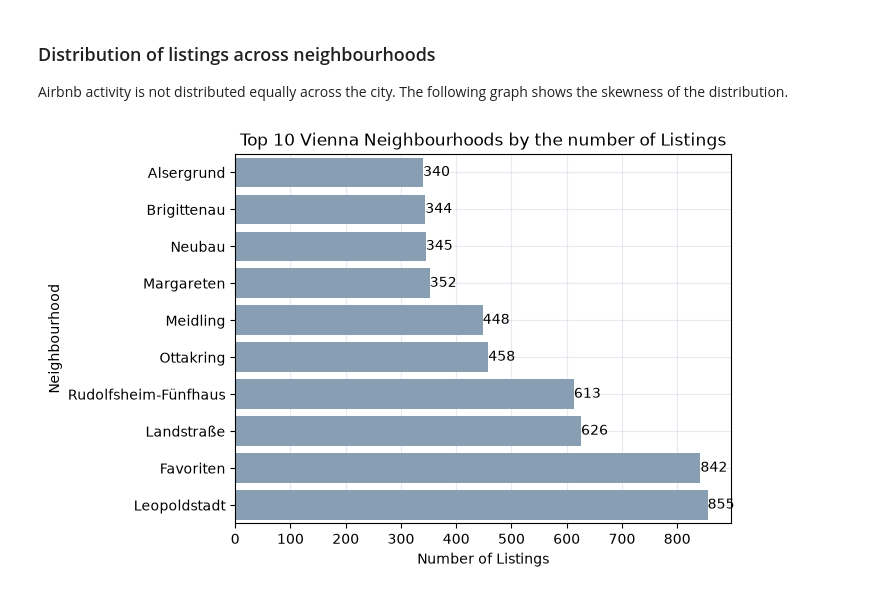
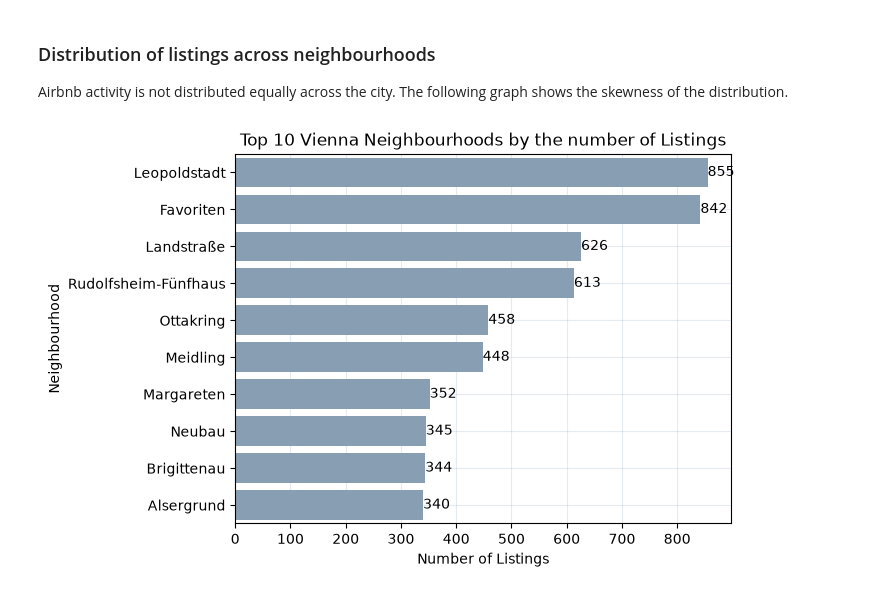
Before and after one commit to CccRosela/Vienna-Airbnb-Data-Analysis, a Jupyter notebook: Airbnb_Project/notebook/Airbnb_Analysis.ipynb, the cells around one changed output. Cells and saved outputs as stored; diff of their text form; code cells hidden in the pictures.

Commit message:
Exploratory Data Analysis Step (~Complete)

```diff
--- a/Airbnb Project/notebook/Airbnb_Analysis.ipynb
+++ b/Airbnb_Project/notebook/Airbnb_Analysis.ipynb
@@ -70,7 +71,7 @@ import matplotlib.pyplot as plt
 from sklearn.linear_model import Lasso
 from sklearn.ensemble import RandomForestRegressor
 # %%
-df = pd.read_csv('../data/listings.csv')
+df = pd.read_csv('Airbnb_Project/data/listings.csv')
 df.info()
 # %% [output]
 <class 'pandas.DataFrame'>
@@ -311,26 +314,27 @@ Interactions:
 Airbnb activity is not distributed equally across the city. The following graph shows the  skewness of the distribution.
 # %%
 # No. of listings per neighbourhood
-neighbourhood_count = airbnb['neighbourhoods'].value_counts().head(10).sort_values()
+neighbourhood_count = airbnb['neighbourhoods'].value_counts().head(10).sort_values(ascending= False)
 
 # As it's a categorical value, to plot only the Top10 -> convert to string just for this
 neighbourhood_count.index = neighbourhood_count.index.astype(str)
 
 ax = sns.barplot(
     x= neighbourhood_count.values,
     y= neighbourhood_count.index,
     color='#809EBA'
 )
 # Grid behind bars
 plt.gca().set_axisbelow(True)
 ax.bar_label(ax.containers[0], fontsize=10);
 
 plt.xlabel('Number of Listings')
 plt.ylabel('Neighbourhood')
 
 plt.grid(axis='both', alpha=0.2, color='#809EBA')
 plt.title('Top 10 Vienna Neighbourhoods by the number of Listings')
 
+plt.savefig('Distribution of Neighbourhoods')
 plt.show()
 # %% [output]
-[figure, old version]
+[figure, new version]
```
Also changed, not shown: parts of 9 cells of this notebook, 10 other files.
